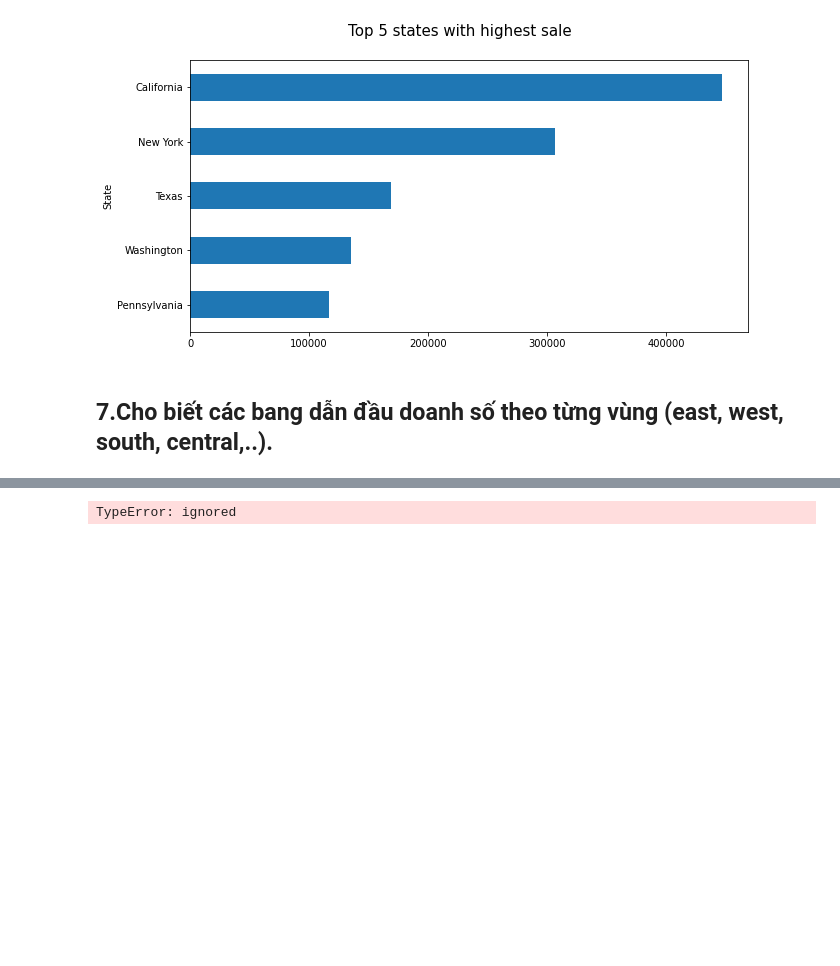
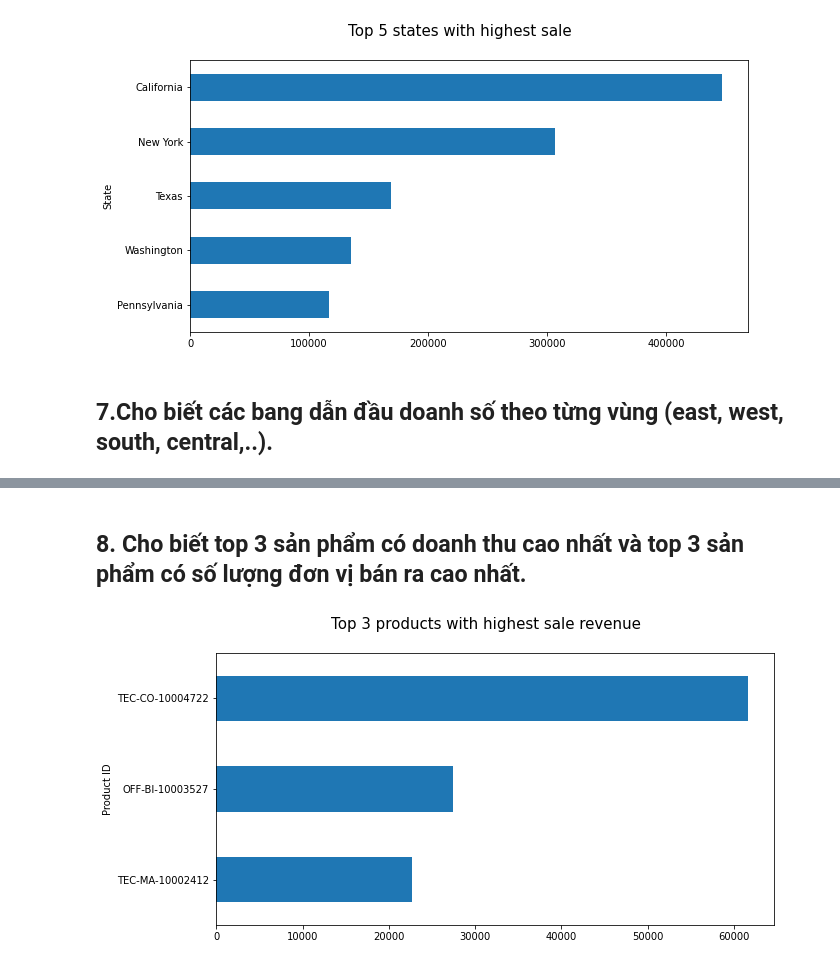
Before and after one commit to quangviet/python4engineer, a Jupyter notebook: Problem_4/problem_4.ipynb, the cells around one changed output, grey strips where cells are left out. Saved outputs shown, nothing was run; the diff lists cells and outputs as text; code cells hidden in the pictures; blank space fills up the shorter version.

```diff
--- a/Problem_4/problem_4.ipynb
+++ b/Problem_4/problem_4.ipynb
@@ -323,9 +337,10 @@ plt.show()
+# %% [markdown]
+## 8. Cho biết top 3 sản phẩm có doanh thu cao nhất và top 3 sản phẩm có số lượng đơn vị bán ra cao nhất.
 # %%
-X = df.groupby(['State', 'Region'])['Sales'].sum().sort_values()
-pd.concat(X.index, X.values)
+X = df.groupby(['Product ID'])['Sales'].sum().sort_values()
 
-# plt.figure(figsize=(10, 5)).suptitle('Top 5 states with highest sale', fontsize = 15)
-# X[X['Region'] == 'East'].plot(kind='barh')
-# plt.show()
+plt.figure(figsize=(10, 5)).suptitle('Top 3 products with highest sale revenue', fontsize = 15)
+X[-3:].plot(kind='barh')
+plt.show()
 # %% [output]
-TypeError: ignored
+[figure, added]
```
Also changed, not shown: parts of 8 cells of this notebook.
